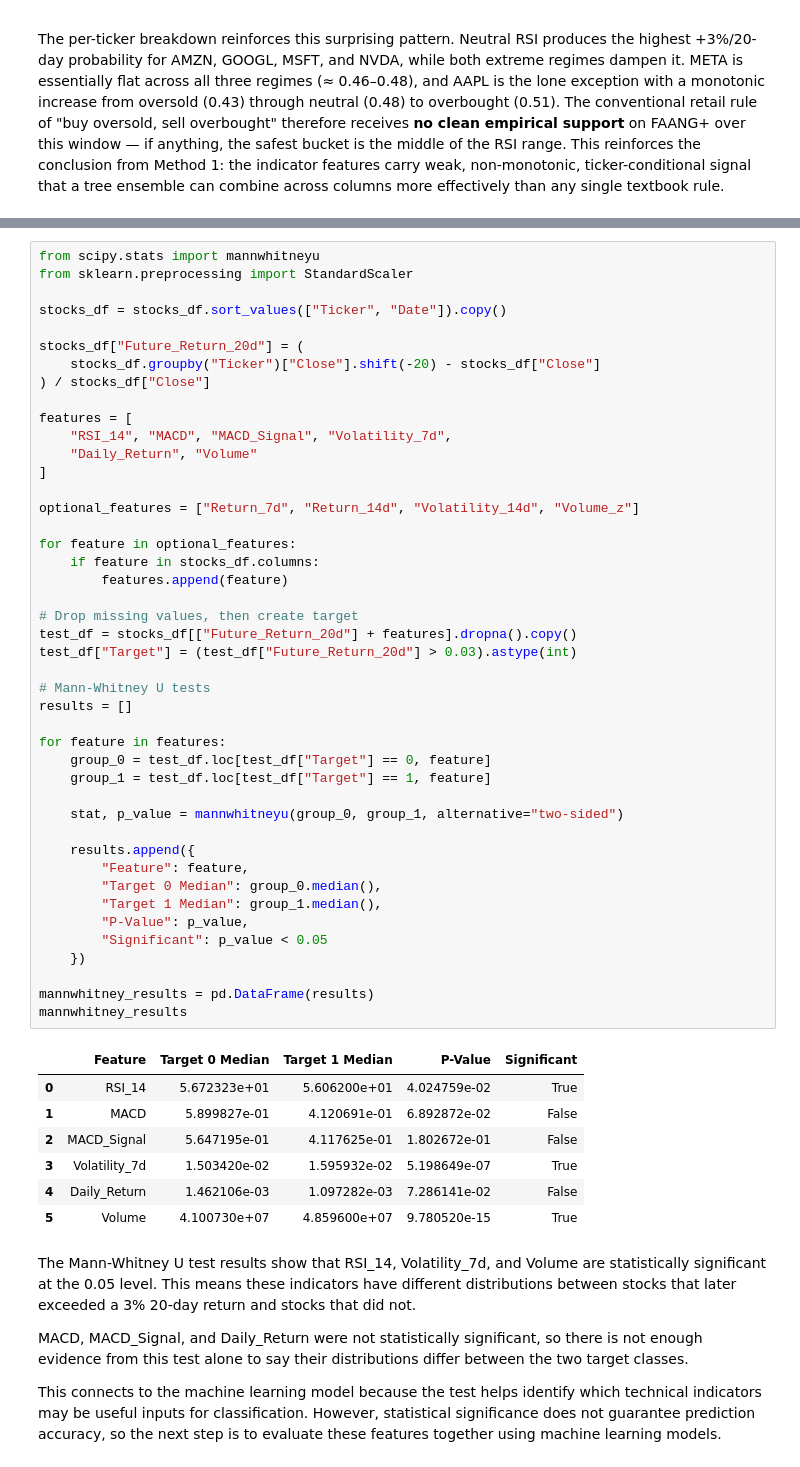
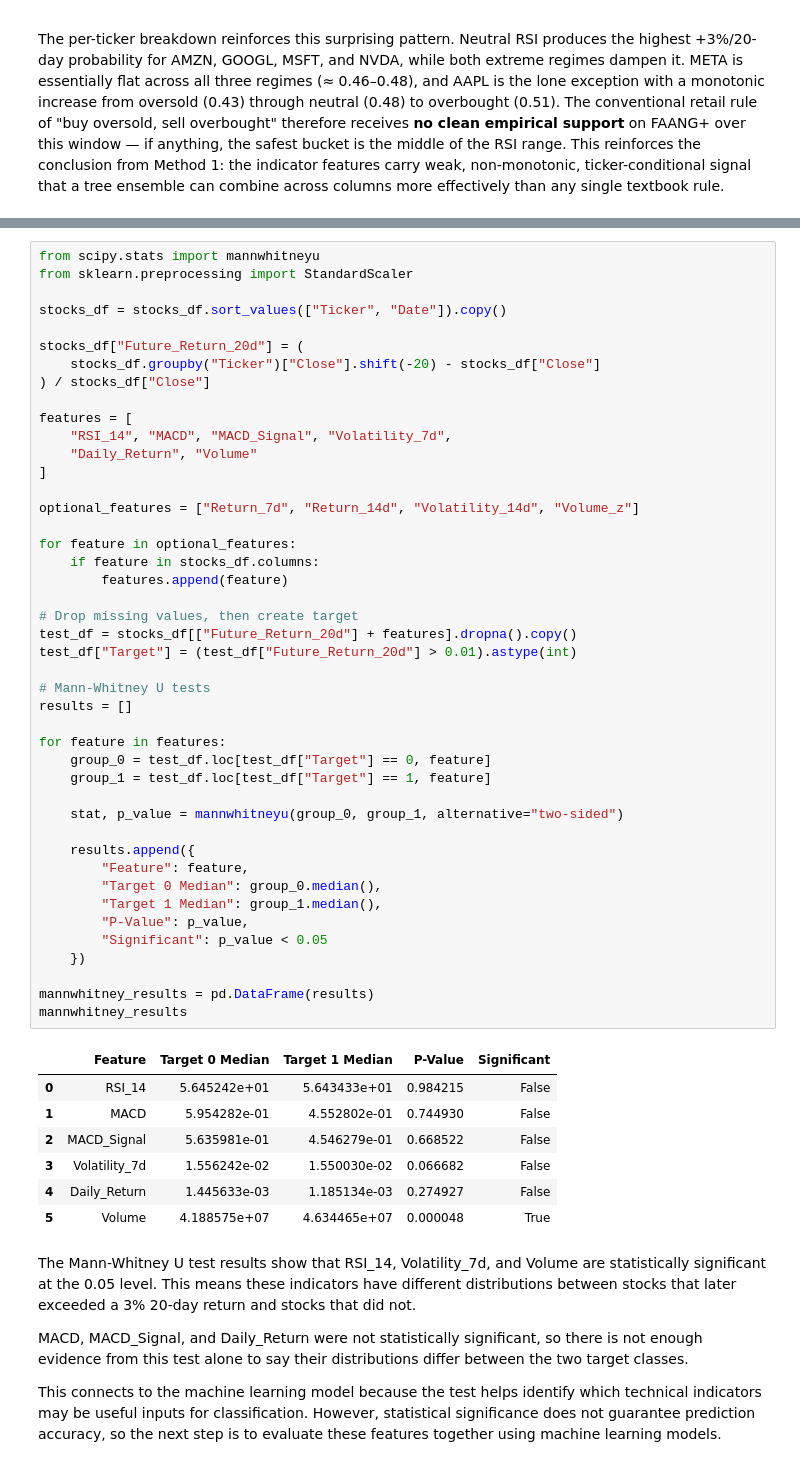
Before and after one commit to jli433/CMSC320_Final_Project, a Jupyter notebook: data.ipynb, the cells around one changed output, grey strips where cells are left out. Cells and saved outputs as stored; diff of their text form.

```diff
--- a/data.ipynb
+++ b/data.ipynb
@@ -461,40 +460,40 @@ features = [
 optional_features = ["Return_7d", "Return_14d", "Volatility_14d", "Volume_z"]
 
 for feature in optional_features:
     if feature in stocks_df.columns:
         features.append(feature)
 
 # Drop missing values, then create target
 test_df = stocks_df[["Future_Return_20d"] + features].dropna().copy()
-test_df["Target"] = (test_df["Future_Return_20d"] > 0.03).astype(int)
+test_df["Target"] = (test_df["Future_Return_20d"] > 0.01).astype(int)
 
 # Mann-Whitney U tests
 results = []
 
 for feature in features:
     group_0 = test_df.loc[test_df["Target"] == 0, feature]
     group_1 = test_df.loc[test_df["Target"] == 1, feature]
 
     stat, p_value = mannwhitneyu(group_0, group_1, alternative="two-sided")
 
     results.append({
         "Feature": feature,
         "Target 0 Median": group_0.median(),
         "Target 1 Median": group_1.median(),
         "P-Value": p_value,
         "Significant": p_value < 0.05
     })
 
 mannwhitney_results = pd.DataFrame(results)
 mannwhitney_results
 # %% [output]
 |  | Feature | Target 0 Median | Target 1 Median | P-Value | Significant |
-| 0 | RSI_14 | 5.672323e+01 | 5.606200e+01 | 4.024759e-02 | True |
-| 1 | MACD | 5.899827e-01 | 4.120691e-01 | 6.892872e-02 | False |
-| 2 | MACD_Signal | 5.647195e-01 | 4.117625e-01 | 1.802672e-01 | False |
-| 3 | Volatility_7d | 1.503420e-02 | 1.595932e-02 | 5.198649e-07 | True |
-| 4 | Daily_Return | 1.462106e-03 | 1.097282e-03 | 7.286141e-02 | False |
-| 5 | Volume | 4.100730e+07 | 4.859600e+07 | 9.780520e-15 | True |
+| 0 | RSI_14 | 5.645242e+01 | 5.643433e+01 | 0.984215 | False |
+| 1 | MACD | 5.954282e-01 | 4.552802e-01 | 0.744930 | False |
+| 2 | MACD_Signal | 5.635981e-01 | 4.546279e-01 | 0.668522 | False |
+| 3 | Volatility_7d | 1.556242e-02 | 1.550030e-02 | 0.066682 | False |
+| 4 | Daily_Return | 1.445633e-03 | 1.185134e-03 | 0.274927 | False |
+| 5 | Volume | 4.188575e+07 | 4.634465e+07 | 0.000048 | True |
 # %% [markdown]
 The Mann-Whitney U test results show that RSI_14, Volatility_7d, and Volume are statistically significant at the 0.05 level. This means these indicators have different distributions between stocks that later exceeded a 3% 20-day return and stocks that did not.
 
```
Also changed, not shown: parts of 23 cells of this notebook, 1 other file.
